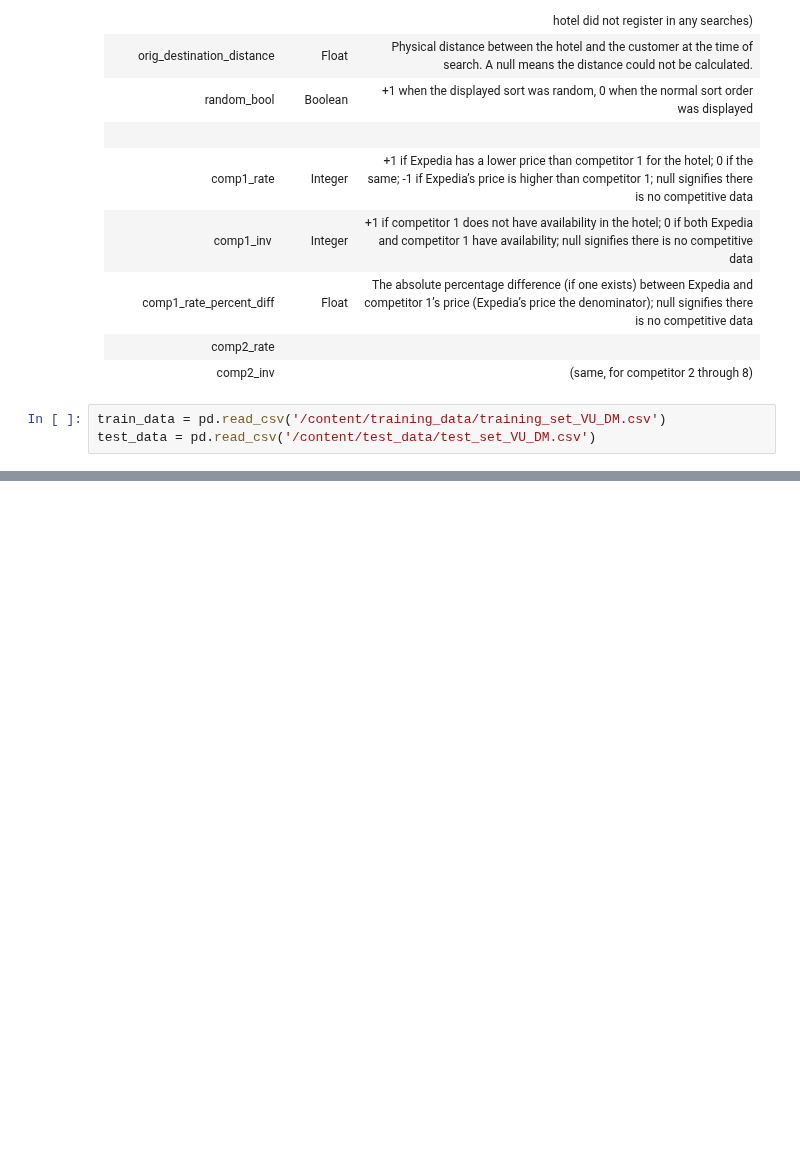
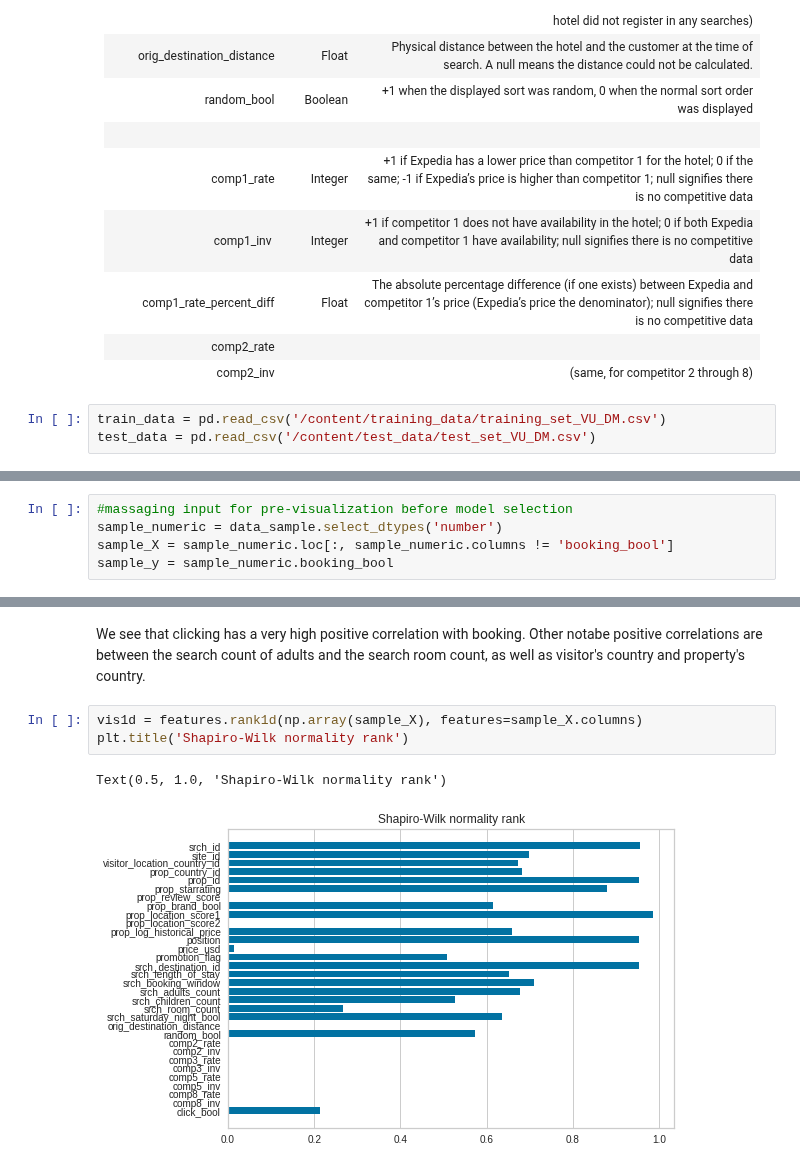
Before and after one commit to sid-chaubs/data-mining-assignment-1, a Jupyter notebook: DMT_Assignment_2.ipynb, the cells around one changed output, grey strips where cells are left out. Drawn from its saved outputs; the diff is of its cells as text; blank space fills up the shorter version.

```diff
--- a/DMT_Assignment_2.ipynb
+++ b/DMT_Assignment_2.ipynb
@@ -66,0 +81,5 @@ train_data[train_data['price_usd'] < 1000]['price_usd'].hist()
+# %%
+#massaging input for pre-visualization before model selection
+sample_numeric = data_sample.select_dtypes('number')
+sample_X = sample_numeric.loc[:, sample_numeric.columns != 'booking_bool']
+sample_y = sample_numeric.booking_bool
@@ -66,0 +92,8 @@ train_data[train_data['price_usd'] < 1000]['price_usd'].hist()
+# %% [markdown]
+We see that clicking has a very high positive correlation with booking. Other notabe positive correlations are between the search count of adults and the search room count, as well as visitor's country and property's country.
+# %%
+vis1d = features.rank1d(np.array(sample_X), features=sample_X.columns)
+plt.title('Shapiro-Wilk normality rank')
+# %% [output]
+Text(0.5, 1.0, 'Shapiro-Wilk normality rank')
+[figure, added]
```
Also changed, not shown: parts of 21 cells of this notebook.
